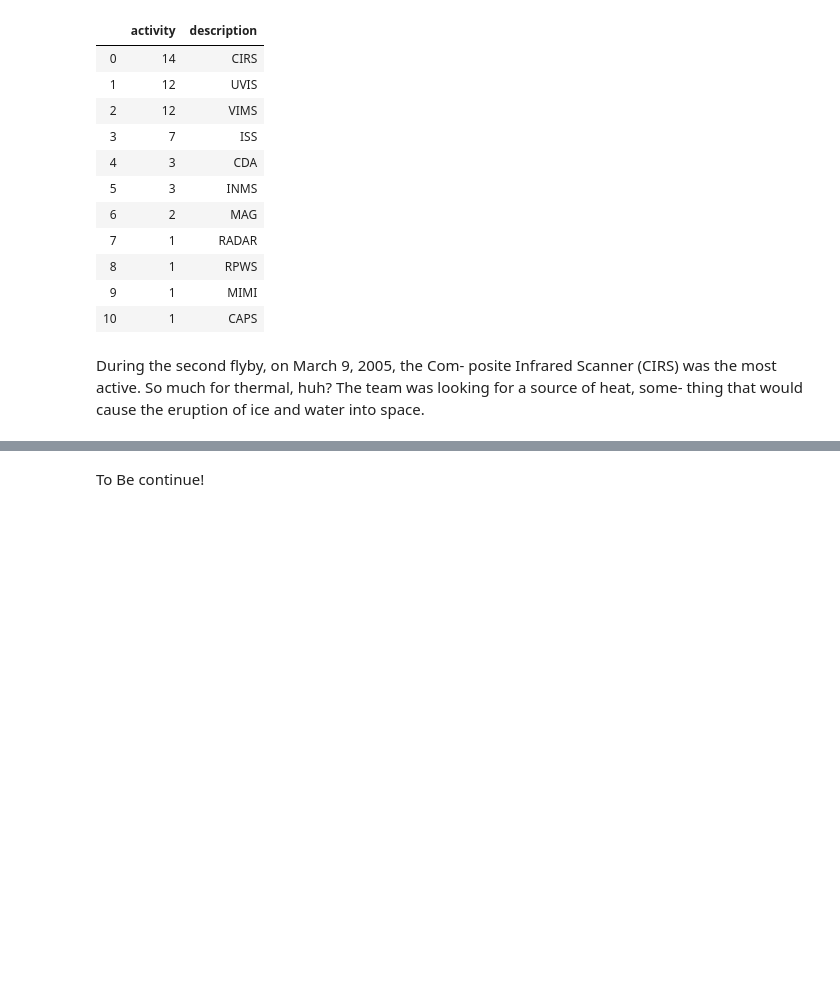
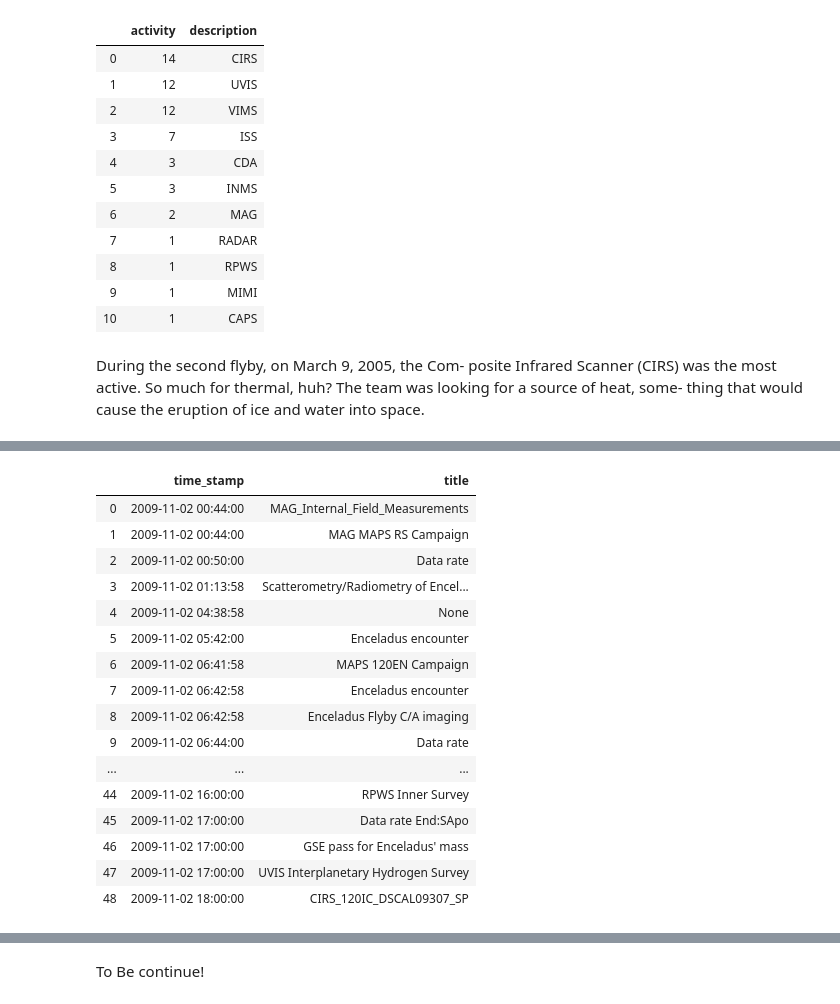
Before and after one commit to liliana3186/DataPyCuriousMoon, a Jupyter notebook: DataPyCuriousMoon.ipynb, the cells around one changed output, grey strips where cells are left out. Saved outputs shown, nothing was run; the diff lists cells and outputs as text; code cells hidden in the pictures; blank space fills up the shorter version.

```diff
--- a/DataPyCuriousMoon.ipynb
+++ b/DataPyCuriousMoon.ipynb
@@ -254,0 +280,23 @@ During the second flyby, on March 9, 2005, the Com- posite Infrared Scanner (CIR
+# %%
+# closes approach two times in november.. Let's dig into
+pd.read_sql_query ('''select time_stamp, title
+from events
+where time_stamp::date='2009-11-02' order by time_stamp;''', connect)
+# %% [output]
+|  | time_stamp | title |
+| 0 | 2009-11-02 00:44:00 | MAG_Internal_Field_Measurements |
+| 1 | 2009-11-02 00:44:00 | MAG MAPS RS Campaign |
+| 2 | 2009-11-02 00:50:00 | Data rate |
+| 3 | 2009-11-02 01:13:58 | Scatterometry/Radiometry of Encel... |
+| 4 | 2009-11-02 04:38:58 | None |
+| 5 | 2009-11-02 05:42:00 | Enceladus encounter |
+| 6 | 2009-11-02 06:41:58 | MAPS 120EN Campaign |
+| 7 | 2009-11-02 06:42:58 | Enceladus encounter |
+| 8 | 2009-11-02 06:42:58 | Enceladus Flyby C/A imaging |
+| 9 | 2009-11-02 06:44:00 | Data rate |
+| ... | ... | ... |
+| 44 | 2009-11-02 16:00:00 | RPWS Inner Survey |
+| 45 | 2009-11-02 17:00:00 | Data rate End:SApo |
+| 46 | 2009-11-02 17:00:00 | GSE pass for Enceladus' mass |
+| 47 | 2009-11-02 17:00:00 | UVIS Interplanetary Hydrogen Survey |
+| 48 | 2009-11-02 18:00:00 | CIRS_120IC_DSCAL09307_SP |
```
Also changed, not shown: parts of 5 cells of this notebook.
